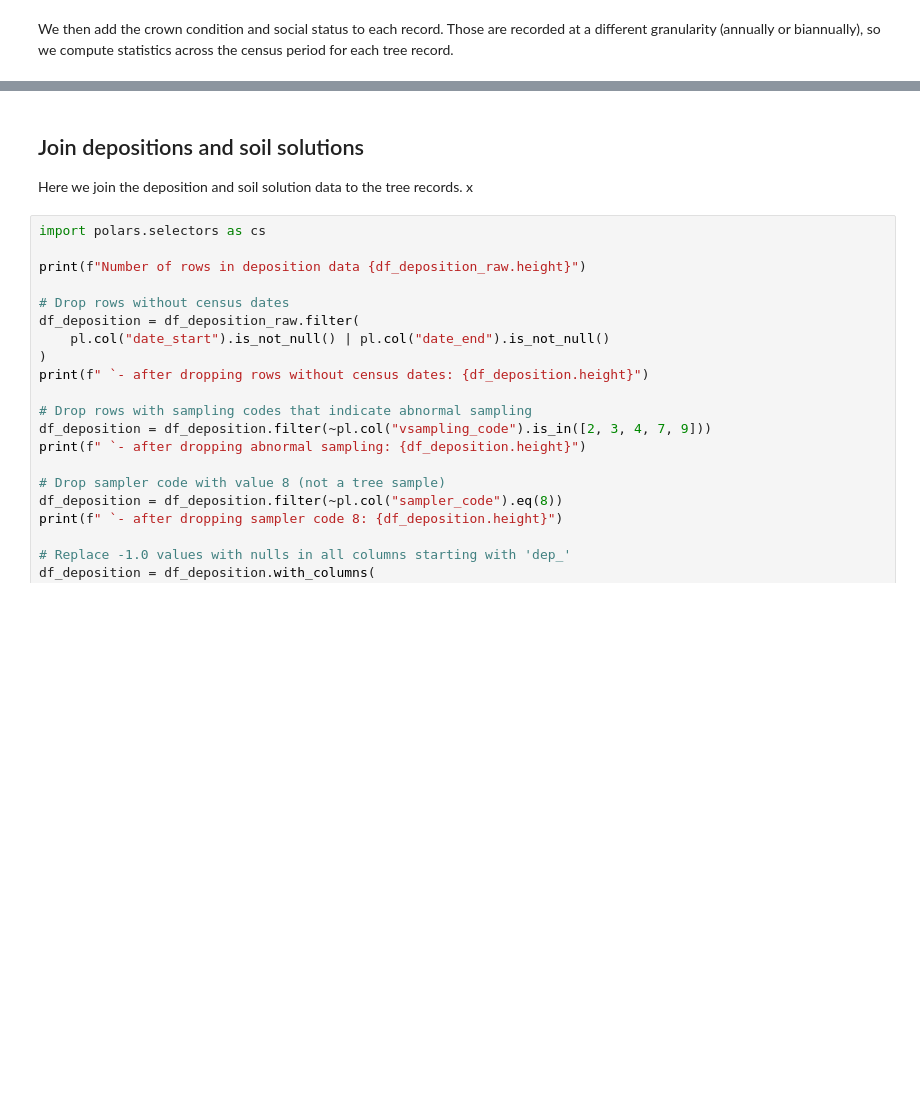
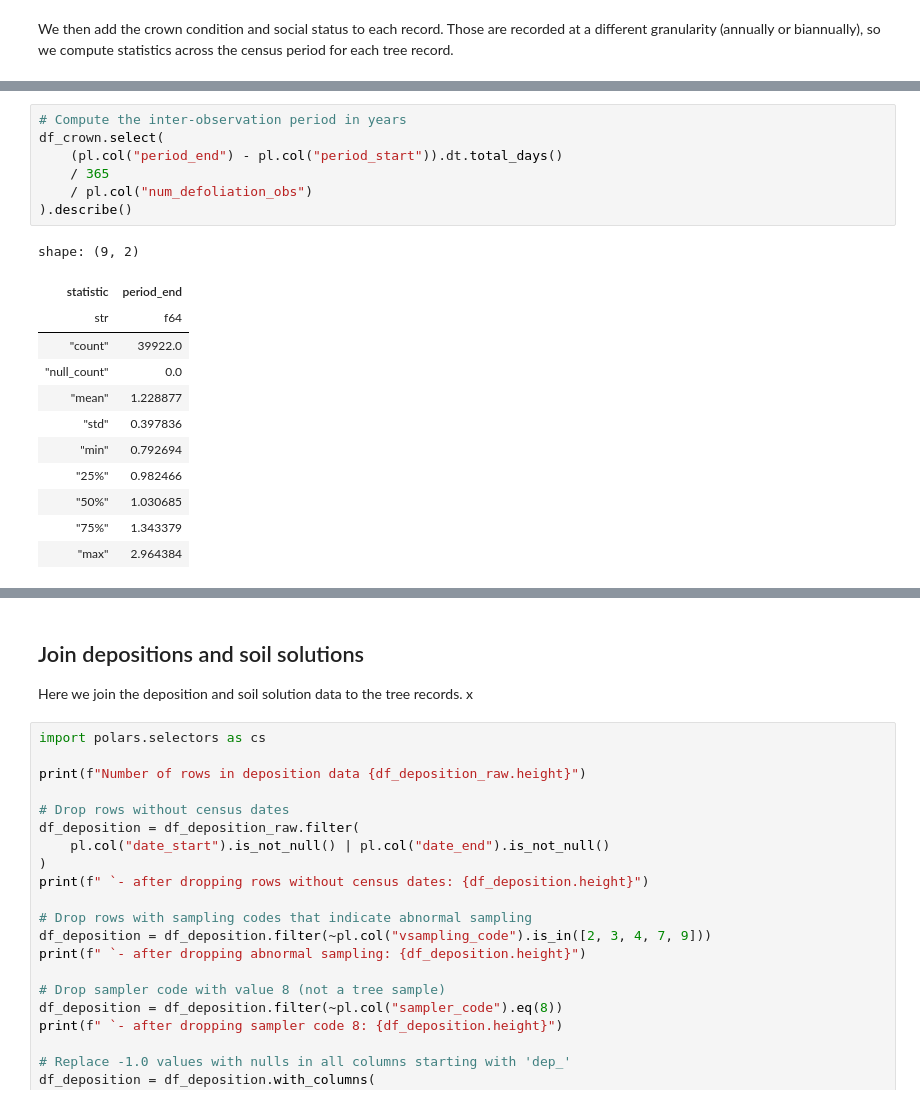
Before and after one commit to simlab-vs/icp-forest-xai, a Jupyter notebook: 00-preprocessing.ipynb, the cells around one changed output, grey strips where cells are left out. Cells and saved outputs as stored; diff of their text form; blank space fills up the shorter version.

```diff
--- a/00-preprocessing.ipynb
+++ b/00-preprocessing.ipynb
@@ -245,3 +283,23 @@ print(
+# %%
+# Compute the inter-observation period in years
+df_crown.select(
+    (pl.col("period_end") - pl.col("period_start")).dt.total_days()
+    / 365
+    / pl.col("num_defoliation_obs")
+).describe()
+# %% [output]
+shape: (9, 2)
+| statistic | period_end |
+| str | f64 |
+| "count" | 39922.0 |
+| "null_count" | 0.0 |
+| "mean" | 1.228877 |
+| "std" | 0.397836 |
+| "min" | 0.792694 |
+| "25%" | 0.982466 |
+| "50%" | 1.030685 |
+| "75%" | 1.343379 |
+| "max" | 2.964384 |
 # %%
 # Merge back to the growth data
 df_growth_all = df_growth.join(
```
Also changed, not shown: parts of 10 cells of this notebook.
